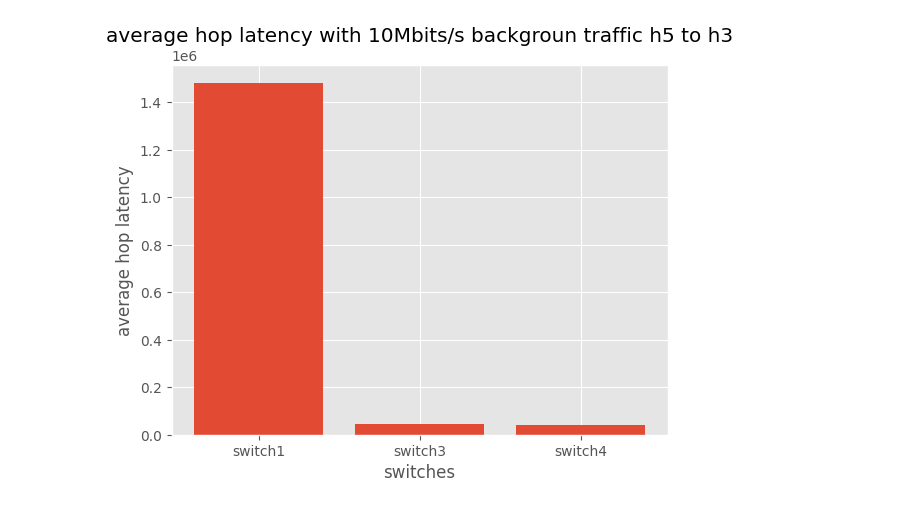
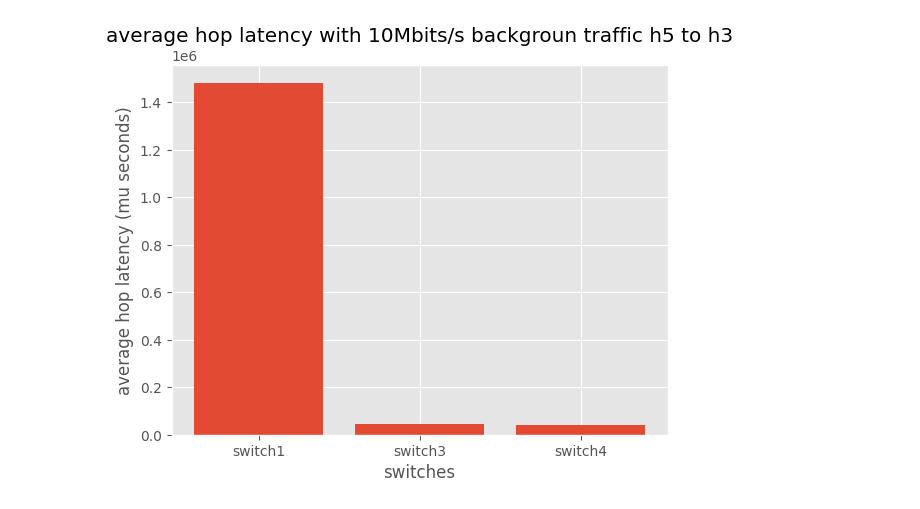
Before and after one commit to BensonChen2000/int-v1, a Jupyter notebook: data_collected_required/hop_lat_10M/graph.ipynb, the cells around one changed output. Cells and saved outputs as stored; diff of their text form; code cells hidden in the pictures.

Commit message:
update hop lat graphs with unit, bmv2 switches report timestamp is mu seconds (microseconds)

```diff
--- a/data_collected_required/hop_lat_10M/graph.ipynb
+++ b/data_collected_required/hop_lat_10M/graph.ipynb
@@ -46,21 +46,21 @@ def readData_allAvg(f : typing.TextIO):
 # %%
 # open file
 s1_data = None
 s2_data = None
 s3_data = None
 
 with open("s1_data.txt", "r") as s1, \
      open("s3_data.txt", "r") as s3, \
      open("s4_data.txt", "r") as s4 :
 
      s1_data = readData_allAvg(s1)
      s3_data = readData_allAvg(s3)
      s4_data = readData_allAvg(s4)
      plt.style.use('ggplot')
      plt.bar(['switch1', 'switch3', 'switch4'], [s1_data, s3_data, s4_data])
      plt.xlabel('switches')
-     plt.ylabel('average hop latency')
+     plt.ylabel('average hop latency (mu seconds)')
      plt.title('average hop latency with 10Mbits/s backgroun traffic h5 to h3')
      plt.show()
 # %% [output]
-[figure, old version]
+[figure, new version]
```
Also changed, not shown: 5 other files.
